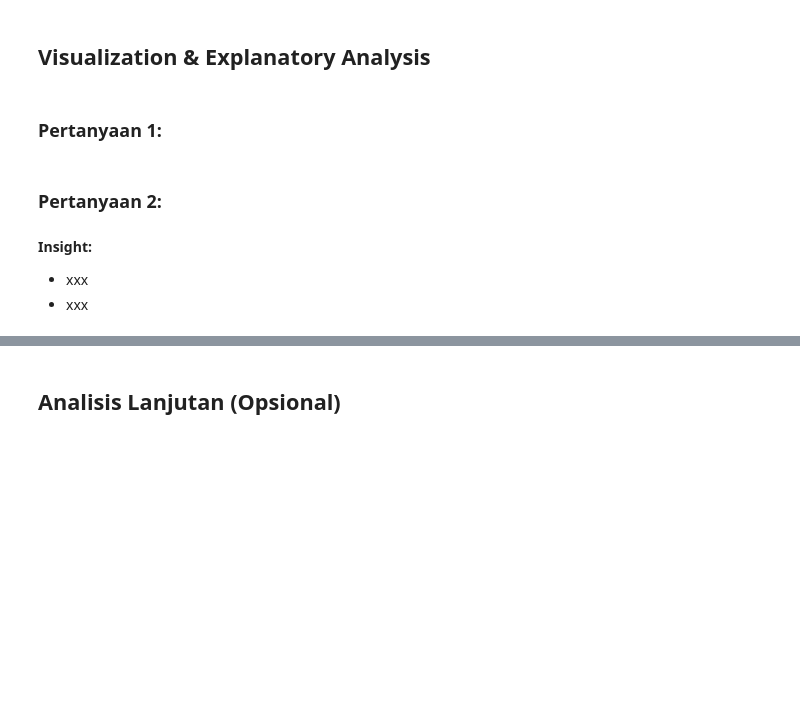
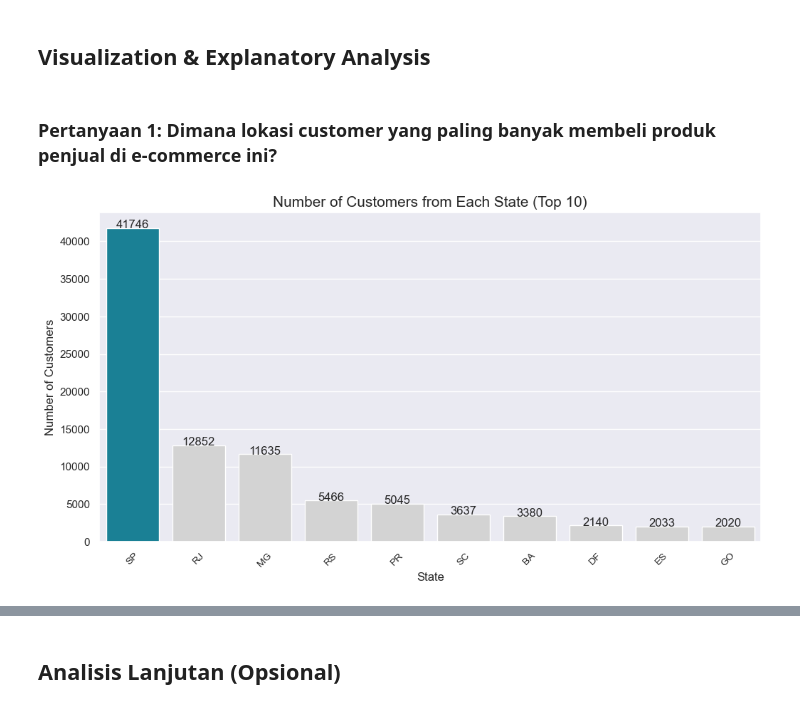
Before and after one commit to ihsanuramdan/dicoding, a Jupyter notebook: Proyek_Analisis_Data.ipynb, the cells around one changed output, grey strips where cells are left out. Drawn from its saved outputs; the diff is of its cells as text; code cells hidden in the pictures; blank space fills up the shorter version.

```diff
--- a/Proyek_Analisis_Data.ipynb
+++ b/Proyek_Analisis_Data.ipynb
@@ -40,0 +713,3 @@
+# %%
+orders_df['deliver_status'] = orders_df.deliver_status.fillna(orders_df.order_status)
+orders_df.head()
@@ -40,0 +953,9 @@
+# %%
+orderItemsSellersProducts_df = pd.merge(
+    left=productsComplete_df,
+    right=orderItemsSellers_df,
+    how="left",
+    left_on="product_id",
+    right_on="product_id"
+)
+orderItemsSellersProducts_df.head()
@@ -40,0 +971,9 @@
+# %%
+all_df = pd.merge(
+    left=customerOrdersPaymentsReviews_df,
+    right=orderItemsSellersProducts_df,
+    how="left",
+    left_on="order_id",
+    right_on="order_id"
+)
+all_df.head()
@@ -41,10 +1008,30 @@
 # %% [markdown]
 ## Visualization & Explanatory Analysis
-# %% [markdown]
-### Pertanyaan 1:
-# %% [markdown]
-### Pertanyaan 2:
-# %% [markdown]
-**Insight:**
-- xxx
-- xxx
+# %% [markdown]
+### Pertanyaan 1: Dimana lokasi customer yang paling banyak membeli produk penjual di e-commerce ini?
+# %%
+customerState_df = all_df.groupby(by="customer_state").customer_id.nunique().sort_values(ascending=False).head(10)
+
+plt.figure(figsize=(12, 6))
+
+topState_df = customerState_df.idxmax()
+
+customerState_df = customerState_df.sort_values(ascending=False)
+
+sns.barplot(x=customerState_df.index,
+            y=customerState_df.values,
+            palette=["#068DA9" if city == topState_df else "#D3D3D3" for city in customerState_df.index],
+            hue=customerState_df.index,
+            legend=False
+            )
+
+for i in range(len(customerState_df.index)):
+        plt.text(i,customerState_df.values[i],customerState_df.values[i],ha='center')
+
+plt.title("Number of Customers from Each State (Top 10)", fontsize=15)
+plt.xlabel("State")
+plt.ylabel("Number of Customers")
+plt.xticks(rotation=45, fontsize=10)
+plt.show()
+# %% [output]
+[figure, added]
```
Also changed, not shown: parts of 124 cells of this notebook, 1 other file.
